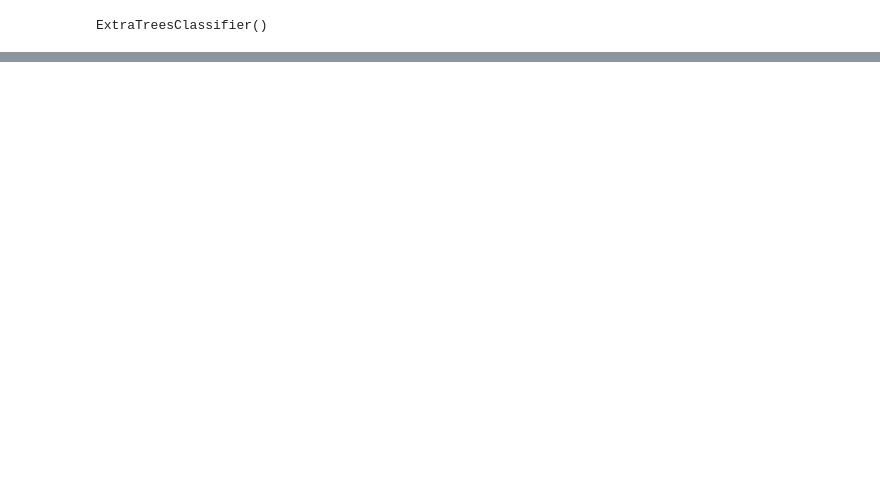
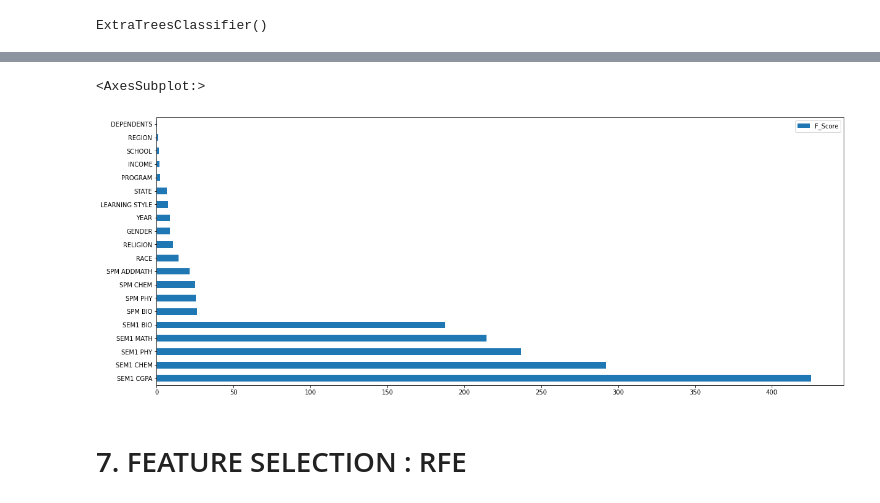
Before and after one commit to karimmudiya/Student-s-Potential-Prediction-Model, a Jupyter notebook: MOD1 FEATURE SELECTION.ipynb, the cells around one changed output, grey strips where cells are left out. Cells and saved outputs as stored; diff of their text form; code cells hidden in the pictures; blank space fills up the shorter version.

```diff
--- a/MOD1 FEATURE SELECTION.ipynb
+++ b/MOD1 FEATURE SELECTION.ipynb
@@ -485,0 +573,3 @@ plt.show
+# %%
+scores = selector.scores_[selector.get_support()]
+scores
@@ -485,0 +582,3 @@ plt.show
+# %%
+names_scores = list(zip(names,scores))
+names_scores
@@ -485,0 +627,4 @@ plt.show
+# %%
+ns_df = pd.DataFrame(data = names_scores,columns=['Feature','F_Score'])
+ns_df.index = X_train.columns
+ns_df
@@ -485,0 +649,3 @@ plt.show
+# %%
+ns_df_sorted= ns_df.sort_values(['F_Score'],ascending=[False])
+ns_df_sorted
@@ -485,0 +670,7 @@ plt.show
+# %%
+ns_df_sorted.plot.barh(figsize=(20,8))
+# %% [output]
+<AxesSubplot:>
+[figure, added]
+# %% [markdown]
+# 7. FEATURE SELECTION : RFE
```
Also changed, not shown: parts of 35 cells of this notebook.
